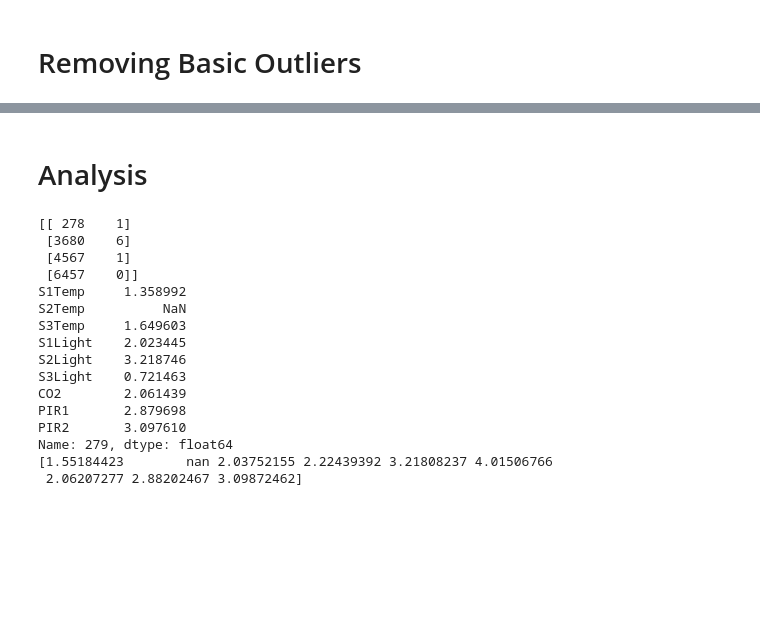
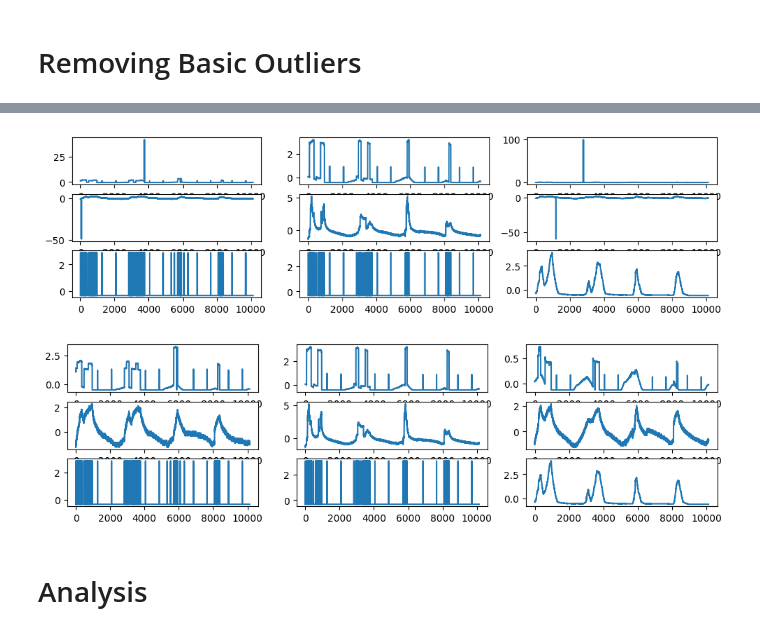
Before and after one commit to brunomcebola/CInt-Project, a Jupyter notebook: project.ipynb, the cells around one changed output, grey strips where cells are left out. Saved outputs shown, nothing was run; the diff lists cells and outputs as text; code cells hidden in the pictures; blank space fills up the shorter version.

```diff
--- a/project.ipynb
+++ b/project.ipynb
@@ -131,26 +87,64 @@ plt.show()
+# %%
+# FIGURE
+fig, axs = plt.subplots(3, 3, figsize=(12, 3))
+# LIGHT
+plt.subplot(3,3,1)
+project_df.S1Light.plot()
+plt.subplot(3,3,2)
+project_df.S2Light.plot(ax=plt.gca())
+plt.subplot(3,3,3)
+project_df.S3Light.plot(ax=plt.gca())
+# TEMP
+plt.subplot(3,3,4)
+project_df.S1Temp.plot()
+plt.subplot(3,3,5)
+project_df.S2Temp.plot(ax=plt.gca())
+plt.subplot(3,3,6)
+project_df.S3Temp.plot(ax=plt.gca())
+# PIR
+plt.subplot(3,3,7)
+project_df.PIR1.plot()
+plt.subplot(3,3,8)
+project_df.PIR2.plot(ax=plt.gca())
+# CO2
+plt.subplot(3,3,9)
+project_df.CO2.plot(ax=plt.gca())
+plt.show()
+
+outliers = getOutliersFromAverage(project_df, 6)
+new_project_df = removeLine(project_df, outliers)
+new_output_df = removeLine(df_output, outliers)
+
+# FIGURE
+fig, axs = plt.subplots(3, 3, figsize=(12, 3))
+# LIGHT
+plt.subplot(3,3,1)
+new_project_df.S1Light.plot()
+plt.subplot(3,3,2)
+new_project_df.S2Light.plot(ax=plt.gca())
+plt.subplot(3,3,3)
+new_project_df.S3Light.plot(ax=plt.gca())
+# TEMP
+plt.subplot(3,3,4)
+new_project_df.S1Temp.plot()
+plt.subplot(3,3,5)
+new_project_df.S2Temp.plot(ax=plt.gca())
+plt.subplot(3,3,6)
+new_project_df.S3Temp.plot(ax=plt.gca())
+# PIR
+plt.subplot(3,3,7)
+new_project_df.PIR1.plot()
+plt.subplot(3,3,8)
+new_project_df.PIR2.plot(ax=plt.gca())
+# CO2
+plt.subplot(3,3,9)
+new_project_df.CO2.plot(ax=plt.gca())
+plt.show()
+# %% [output]
+[figure, added]
+[figure, added]
 # %% [markdown]
 # Analysis
-# %%
-print(np.argwhere(np.isnan(X)))
-print(new_project_df.loc[279])
-print(X[278])
-# %% [output]
-[[ 278    1]
- [3680    6]
- [4567    1]
- [6457    0]]
-S1Temp     1.358992
-S2Temp          NaN
-S3Temp     1.649603
-S1Light    2.023445
-S2Light    3.218746
-S3Light    0.721463
-CO2        2.061439
-PIR1       2.879698
-PIR2       3.097610
-Name: 279, dtype: float64
-[1.55184423        nan 2.03752155 2.22439392 3.21808237 4.01506766
- 2.06207277 2.88202467 3.09872462]
 # %%
 names = [
     "Nearest Neighbors",
```
Also changed, not shown: parts of 3 cells of this notebook, 2 other files.
